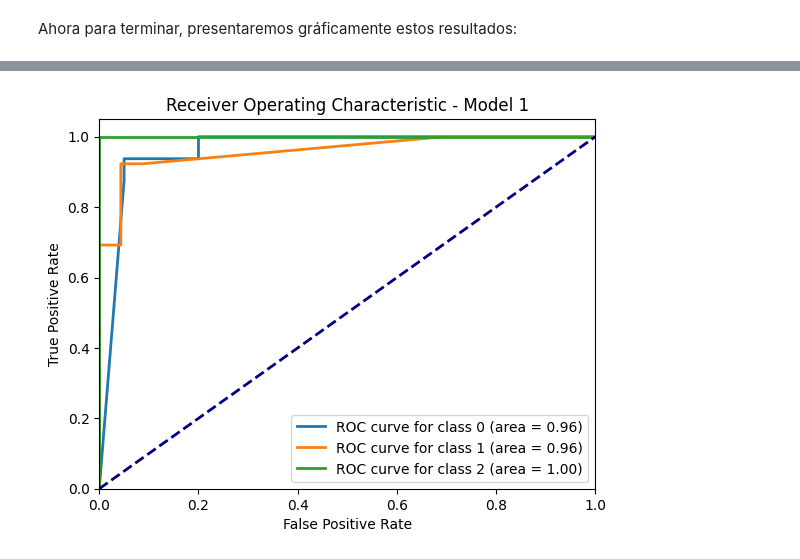
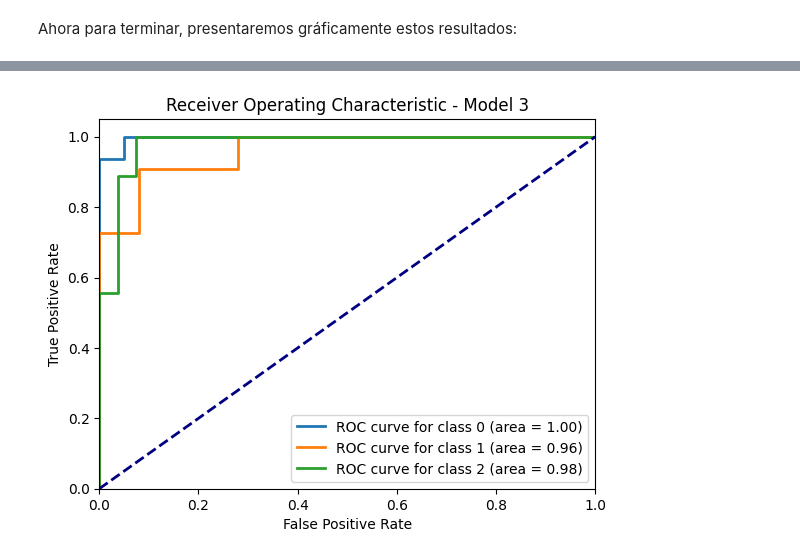
Before and after one commit to adoojeda/ModularNNEngine, a Jupyter notebook: main.ipynb, the cells around one changed output, grey strips where cells are left out. Cells and saved outputs as stored; diff of their text form; code cells hidden in the pictures.

Commit message:
Cambios en el test

```diff
--- a/main.ipynb
+++ b/main.ipynb
@@ -602,5 +719,5 @@ plot_confusion_matrix(y_test_classes, y_pred_classes)
 # %%
 y_score3 = np.array([nn.feedforward(x) for x in X_test])  # Probabilidades de cada clase
-plot_roc_curve(y_score3, y_test_bin, 1)
+plot_roc_curve(y_score3, y_test_bin, 3)
 # %% [output]
-[figure, old version]
+[figure, new version]
```
Also changed, not shown: parts of 56 cells of this notebook.
